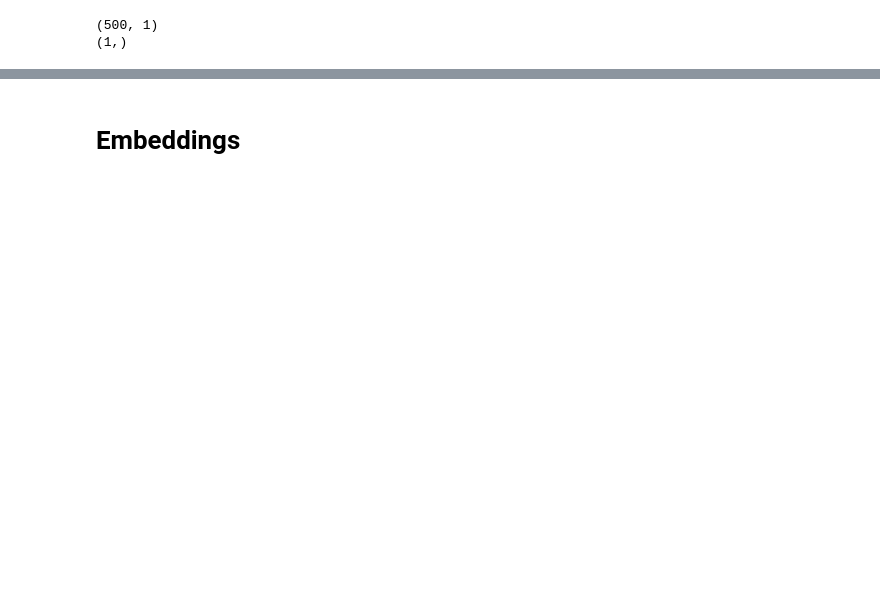
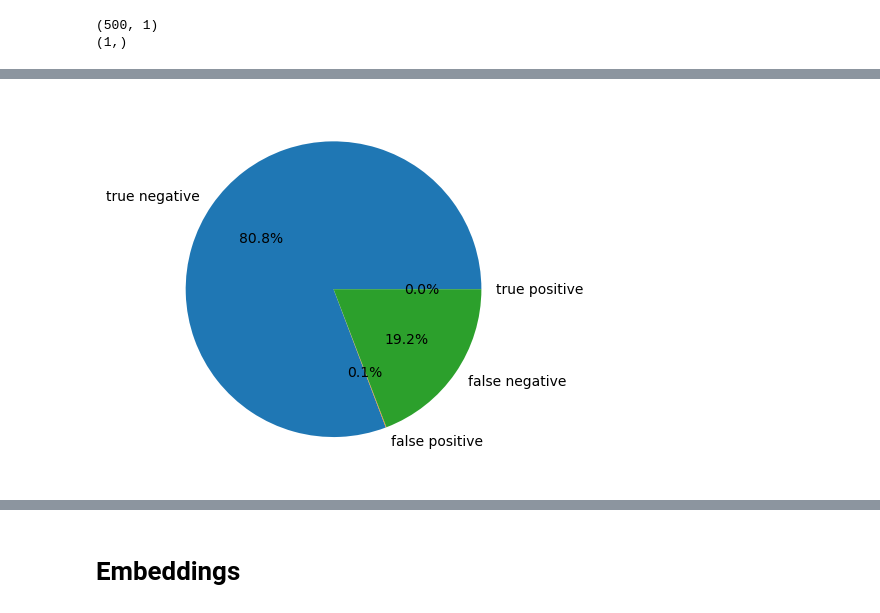
Before and after one commit to Marcompp/nlp_yugi, a Jupyter notebook: Classificador.ipynb, the cells around one changed output, grey strips where cells are left out. Cells and saved outputs as stored; diff of their text form; code cells hidden in the pictures; blank space fills up the shorter version.

```diff
--- a/Classificador.ipynb
+++ b/Classificador.ipynb
@@ -398,5 +389,7 @@ plt.show()
 # %%
 from sklearn.preprocessing import OneHotEncoder
+
+method = methods[2]
 
 ohe = OneHotEncoder()
 y_train_ = ohe.fit_transform(y_train.to_numpy().reshape((-1,1))).todense()
@@ -435,0 +430,9 @@ Epoch 5/5
+# %%
+stime,sram = startmeasuring()
+y_pred_ = clf.predict(X_test_)
+#print(y_pred.T)
+etime,eram = finishmeasuring(stime,sram)
+#methods.append("SoftMax")
+accuracies[method] = acc
+delays[method] = etime
+ram[method] = eram
@@ -436,12 +441,17 @@ Epoch 5/5
 # %%
-from sklearn.metrics import confusion_matrix
 y_t = np.argmax(np.asarray(y_test_),axis=1).flatten()
-y_p = np.argmax(clf.predict(X_test_), axis=1)
-print(y_t.shape)
-print(y_p.shape)
-tn, fp, fn, tp = confusion_matrix(y_t, y_p).ravel()
-print(f"true negative: {tn}")
-print(f"false positive: {fp}")
-print(f"false negative: {fn}")
-print(f"true negative: {tp}")
+y_p = np.argmax(y_pred_, axis=1)
+
+build_confusion_matrix(y_t,y_p,method)
+
+#from sklearn.metrics import confusion_matrix
+#y_t = np.argmax(np.asarray(y_test_),axis=1).flatten()
+#y_p = np.argmax(clf.predict(X_test_), axis=1)
+#print(y_t.shape)
+#print(y_p.shape)
+#tn, fp, fn, tp = confusion_matrix(y_t, y_p).ravel()
+#print(f"true negative: {tn}")
+#print(f"false positive: {fp}")
+#print(f"false negative: {fn}")
+#print(f"true negative: {tp}")
 # %% [output]
@@ -455,3 +464,4 @@ true negative: 0
+[figure, added]
 # %%
 from tqdm import tqdm
 weights = clf.get_layer('classificador').weights[0].numpy()
```
Also changed, not shown: parts of 77 cells of this notebook, 3 other files.
